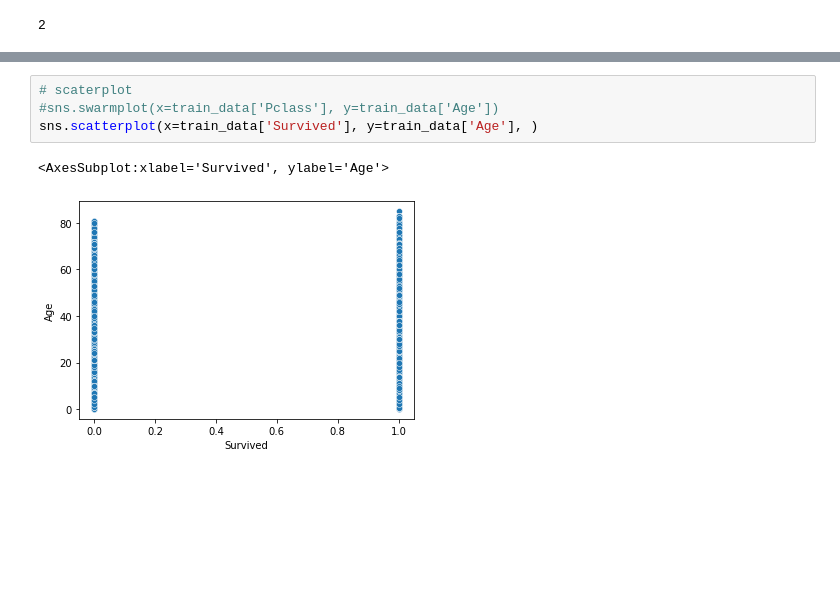
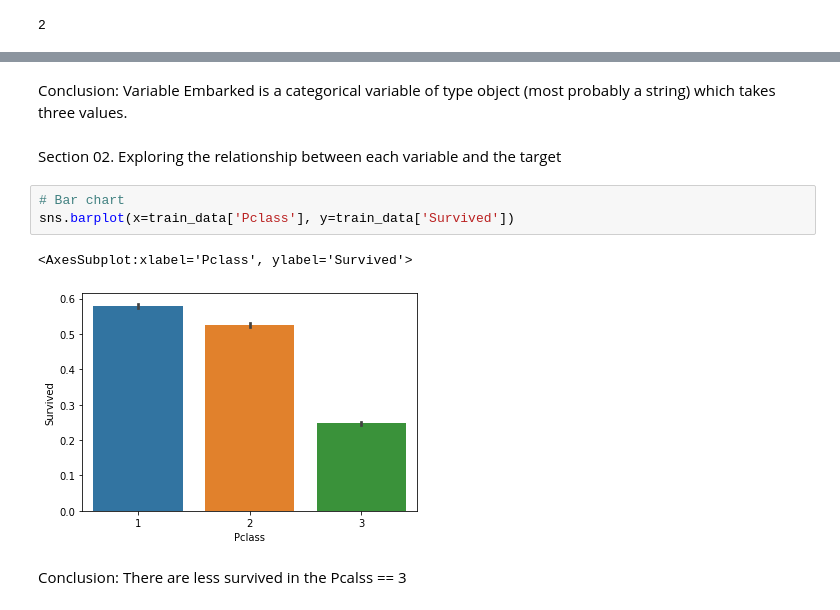
Before and after one commit to VeraAndreevna/Training, a Jupyter notebook: data_exploration.ipynb, the cells around one changed output, grey strips where cells are left out. Cells and saved outputs as stored; diff of their text form; blank space fills up the shorter version.

```diff
--- a/data_exploration.ipynb
+++ b/data_exploration.ipynb
@@ -184,7 +285,12 @@ sns.scatterplot(x=train_data['Pclass'], y=train_data['Fare'], hue=train_data['Su
+# %% [markdown]
+Conclusion: Variable Embarked is a categorical variable of type object (most probably a string) which takes three values.
+# %% [markdown]
+Section 02. Exploring the relationship between each variable and the target
 # %%
-# scaterplot
-#sns.swarmplot(x=train_data['Pclass'], y=train_data['Age'])
-sns.scatterplot(x=train_data['Survived'], y=train_data['Age'], )
+# Bar chart
+sns.barplot(x=train_data['Pclass'], y=train_data['Survived'])
 # %% [output]
-<AxesSubplot:xlabel='Survived', ylabel='Age'>
+<AxesSubplot:xlabel='Pclass', ylabel='Survived'>
-[figure, old version]
+[figure, new version]
+# %% [markdown]
+Conclusion: There are less survived in the Pcalss == 3
```
Also changed, not shown: parts of 41 cells of this notebook.
